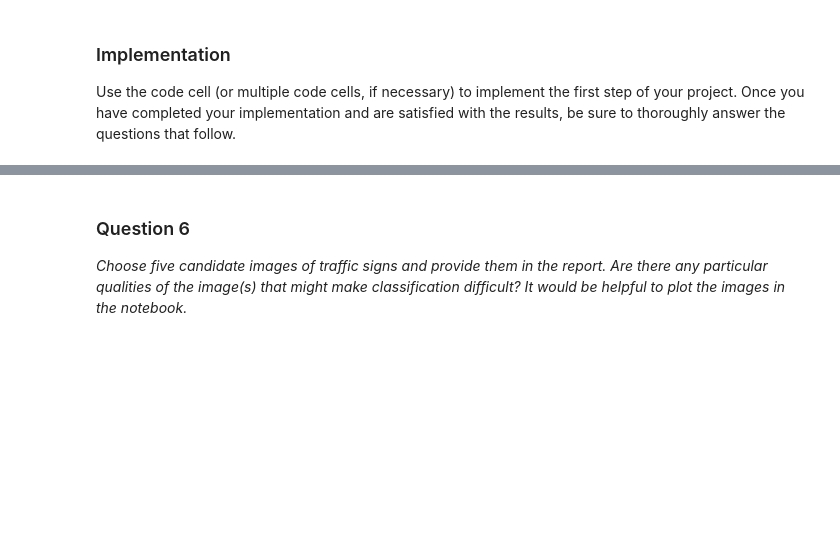
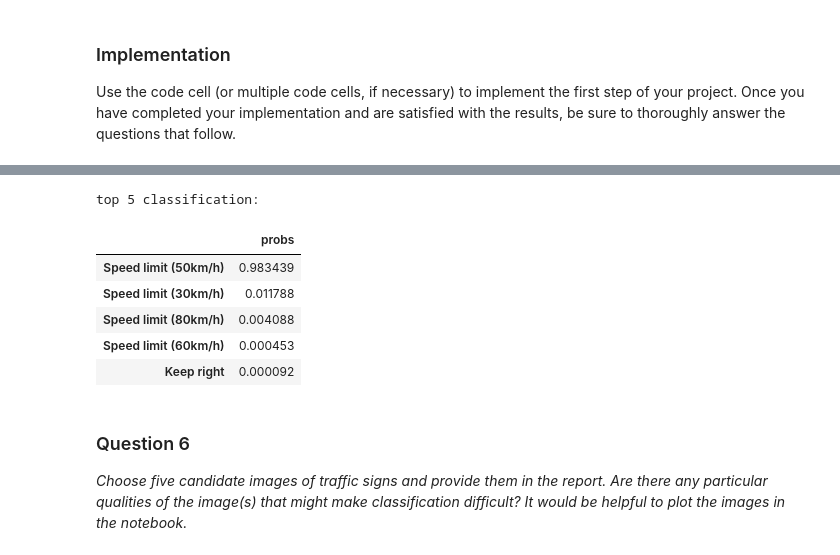
Before and after one commit to anuragreddygv323/traffic-signs, a Jupyter notebook: Traffic_Signs_Recognition-Solution.ipynb, the cells around one changed output, grey strips where cells are left out. Drawn from its saved outputs; the diff is of its cells as text; code cells hidden in the pictures; blank space fills up the shorter version.

```diff
--- a/Traffic_Signs_Recognition-Solution.ipynb
+++ b/Traffic_Signs_Recognition-Solution.ipynb
@@ -738,3 +904,14 @@ Use the code cell (or multiple code cells, if necessary) to implement the first
+# %%
+print("top 5 classification:")
+label_prediction.sort_values(by="probs", ascending=False)[:5]
+# %% [output]
+top 5 classification:
+|  | probs |
+| Speed limit (50km/h) | 0.983439 |
+| Speed limit (30km/h) | 0.011788 |
+| Speed limit (80km/h) | 0.004088 |
+| Speed limit (60km/h) | 0.000453 |
+| Keep right | 0.000092 |
 # %% [markdown]
 ### Question 6
 
```
Also changed, not shown: parts of 27 cells of this notebook, 2 other files.
